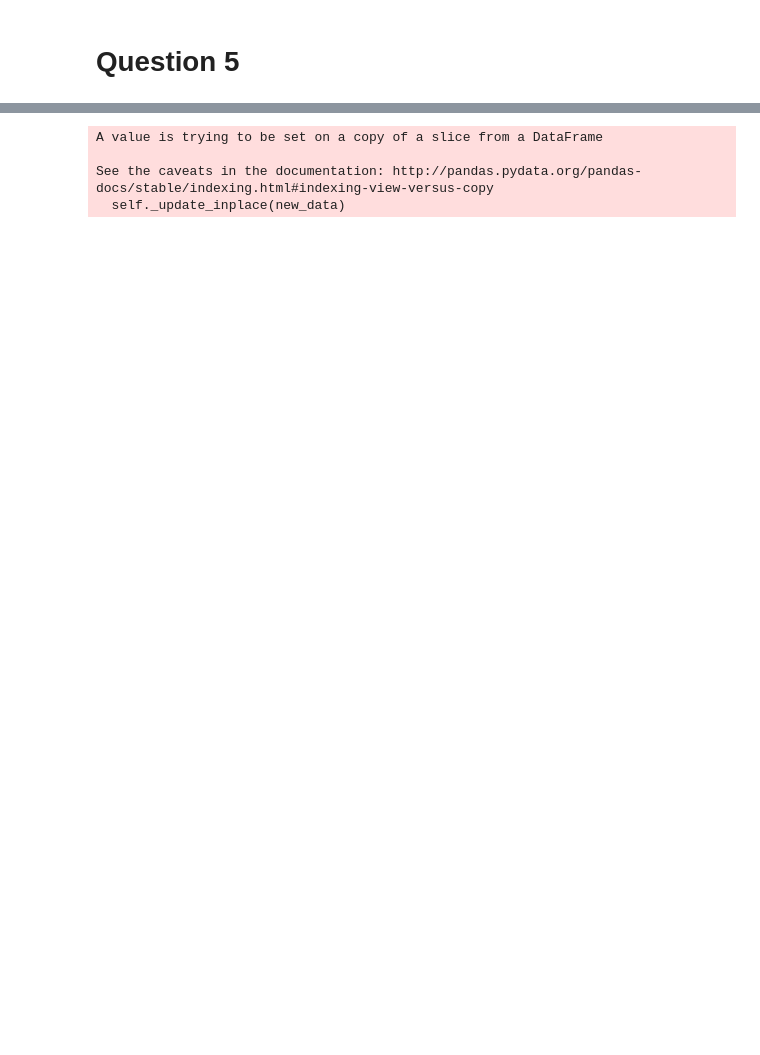
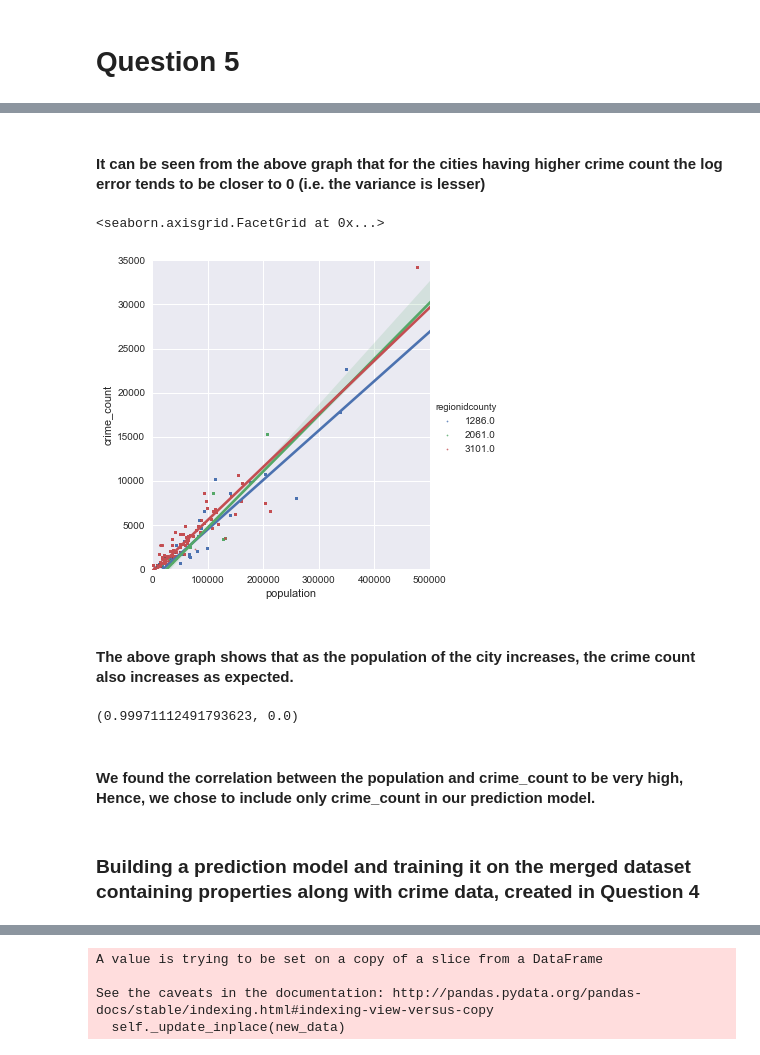
Before and after one commit to neha-mane/CSE519, a Jupyter notebook: HW3/HW3.ipynb, the cells around one changed output, grey strips where cells are left out. Drawn from its saved outputs; the diff is of its cells as text; code cells hidden in the pictures; blank space fills up the shorter version.

```diff
--- a/HW3/HW3.ipynb
+++ b/HW3/HW3.ipynb
@@ -275,3 +323,25 @@ prop4.to_csv('properties_2016_city_crime_population.csv')
+# %% [markdown]
+#### It can be seen from the above graph that for the cities having higher crime count the log error tends to be closer to 0 (i.e. the variance is lesser)
+# %%
+features = ['population', 'crime_count', 'regionidcounty']
+X = train_df[features]
+X = X.dropna()
+g = sns.lmplot(y = "crime_count", x = "population", hue="regionidcounty", data = X, size = 5, fit_reg = True, scatter_kws={"s":3})
+g.set(ylim = (0, 35000))
+g.set(xlim = (0, 500000))
+# %% [output]
+<seaborn.axisgrid.FacetGrid at 0x...>
+[figure, added]
+# %% [markdown]
+#### The above graph shows that as the population of the city increases, the crime count also increases as expected.
+# %%
+sp.stats.pearsonr(X.population.dropna(), X.crime_count.dropna())
+# %% [output]
+(0.99971112491793623, 0.0)
+# %% [markdown]
+#### We found the correlation between the population and crime_count to be very high, Hence, we chose to include only crime_count in our prediction model.
+# %% [markdown]
+### Building a prediction model and training it on the merged dataset containing properties along with crime data, created in Question 4
 # %%
 #Reads the merged dataset from Question4
 properties = pd.read_csv('./properties_2016_city_crime_population.csv')
```
Also changed, not shown: parts of 49 cells of this notebook, 1 other file.
